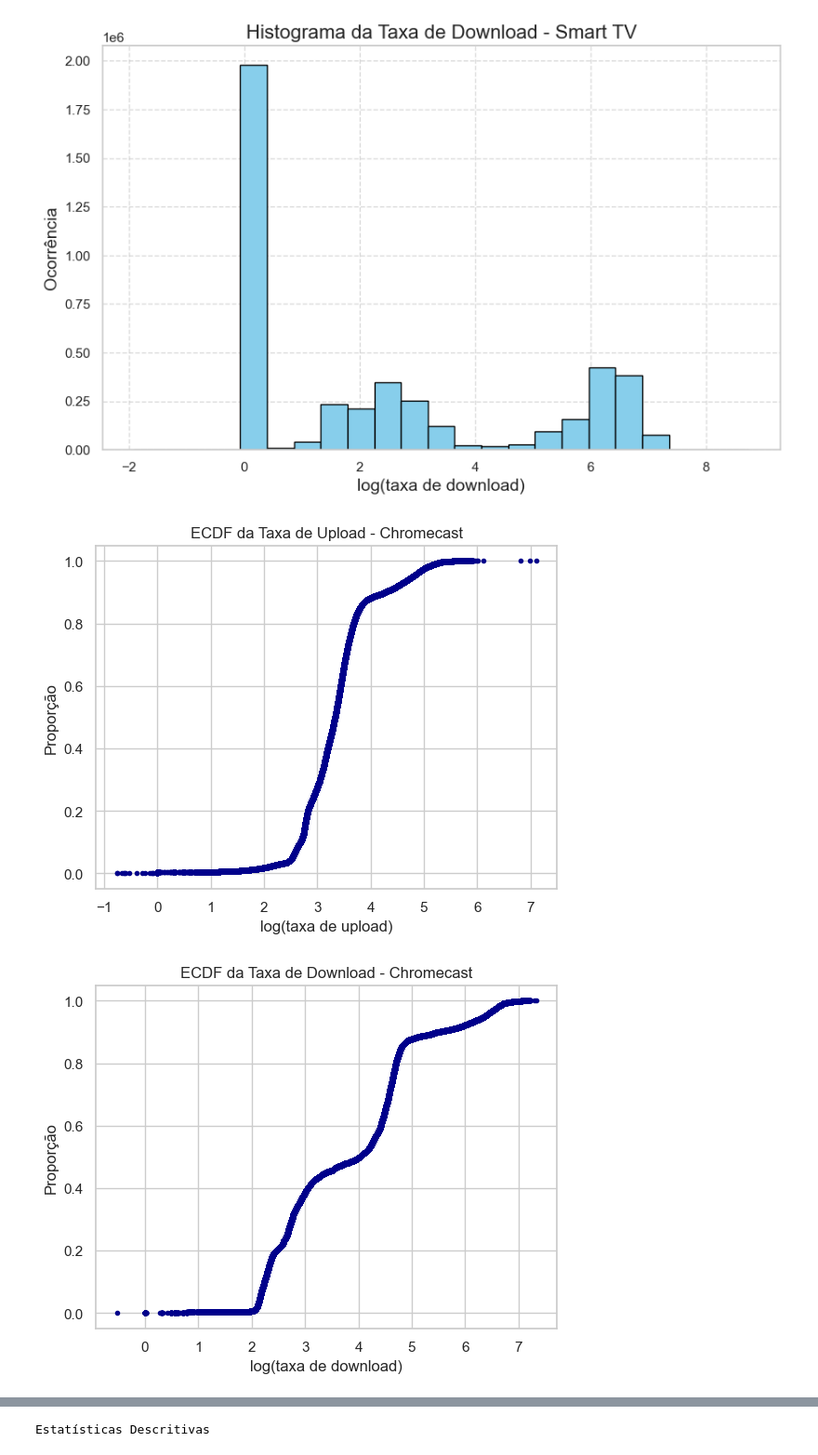
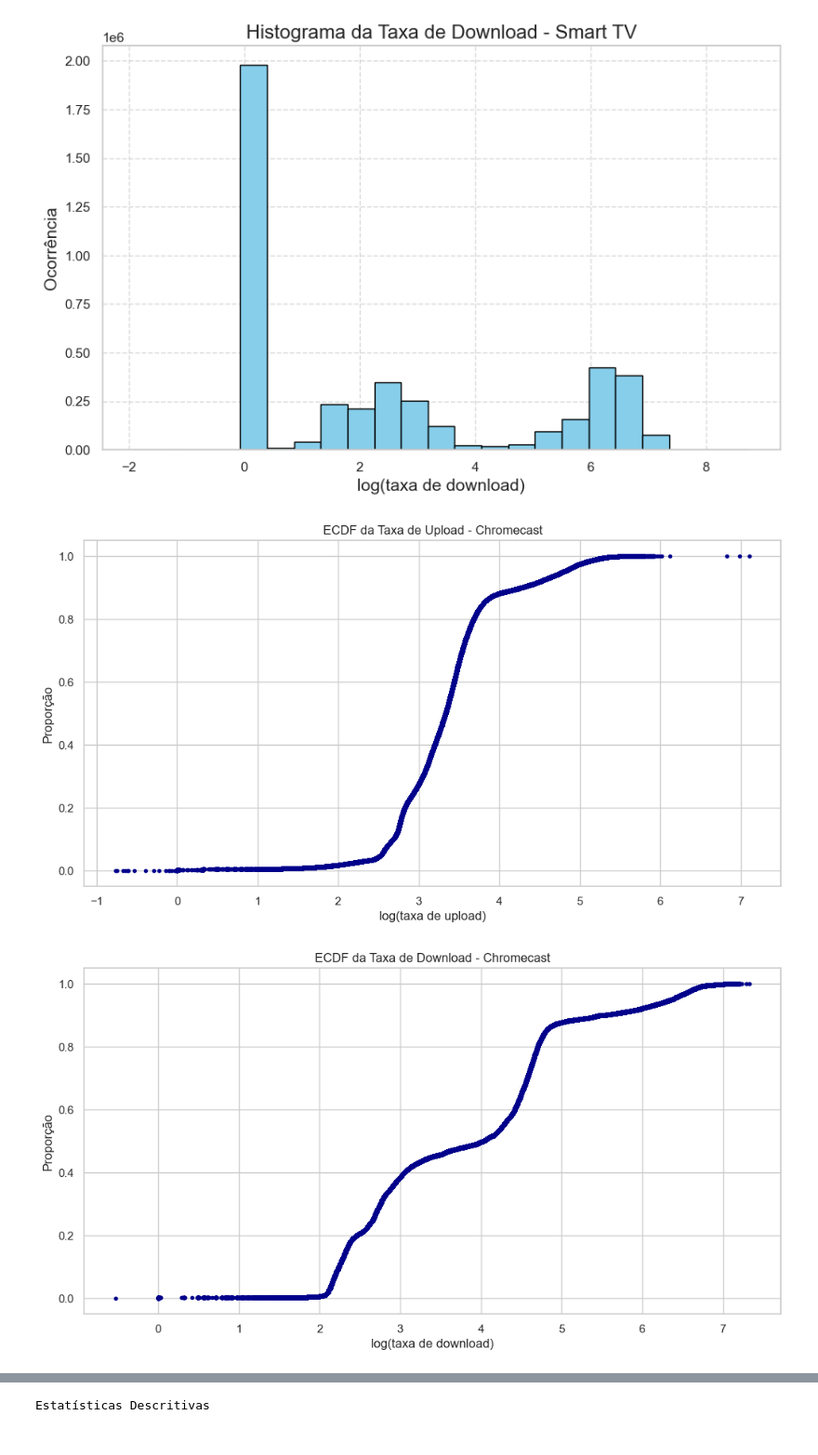
Before and after one commit to guilherme-hu/Probest, a Jupyter notebook: Trabalho.ipynb, the cells around one changed output, grey strips where cells are left out. Shown: that part at 93% size. Saved outputs shown, nothing was run; the diff lists cells and outputs as text; code cells hidden in the pictures.

Commit message:
Tamanho dos graficos

```diff
--- a/Trabalho.ipynb
+++ b/Trabalho.ipynb
@@ -53,32 +53,33 @@ plot_histogram(smart_tv_df, "bytes_down", "Histograma da Taxa de Download - Smar
 # %%
 ### ECDFs dos Dados
 
 # Função para calcular a ECDF - Função de Distribuição Acumulada Empírica
 def ecdf(data):
     n = len(data)
     x = np.sort(data)
     y = np.arange(1, n + 1) / n
     return x, y
 
 # Plotar ECDFs
 def plot_ecdf(df, column, title, xlabel, ylabel):
     x, y = ecdf(df[column])
-    plt.plot(x, y, marker='.', linestyle='none', color = 'darkblue')
+    plt.figure(figsize=(12, 6))  # Definir o tamanho do gráfico
+    plt.plot(x, y, marker='.', linestyle='none', color='darkblue')
     plt.xlabel(xlabel)
     plt.ylabel(ylabel)
     plt.title(title)
     plt.show()
 
 # Plotar ECDFs para cada dataset e cada taxa
 datasets_ecdf = [
     (chromecast_df, "bytes_up", "ECDF da Taxa de Upload - Chromecast", "log(taxa de upload)", "Proporção"),
     (chromecast_df, "bytes_down", "ECDF da Taxa de Download - Chromecast", "log(taxa de download)", "Proporção"),
     (smart_tv_df, "bytes_up", "ECDF da Taxa de Upload - Smart TV", "log(taxa de upload)", "Proporção"),
     (smart_tv_df, "bytes_down", "ECDF da Taxa de Download - Smart TV", "log(taxa de download)", "Proporção")
 ]
 
 for df, column, title, xlabel, ylabel in datasets_ecdf:
     plot_ecdf(df, column, title, xlabel, ylabel)
 # %% [output]
-[figure, old version]
+[figure, new version]
-[figure, old version]
+[figure, new version]
```
Also changed, not shown: parts of 1 cell of this notebook.
